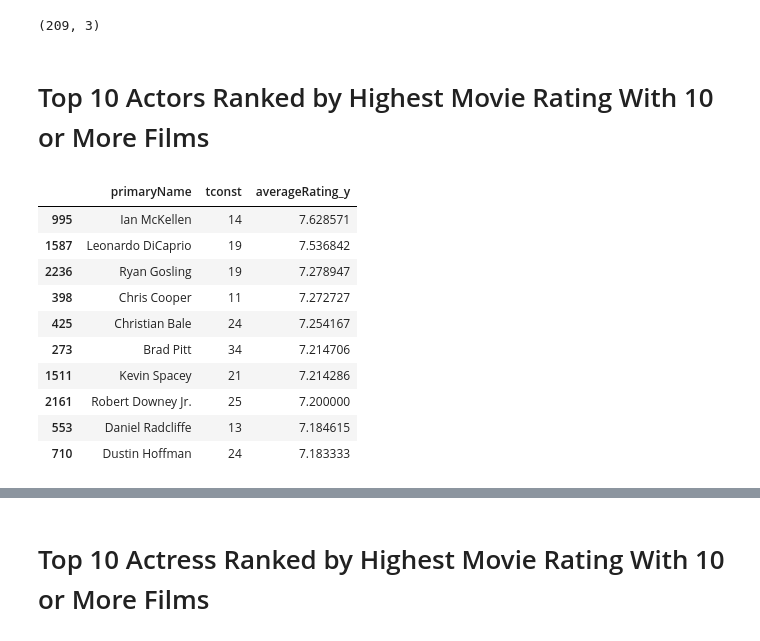
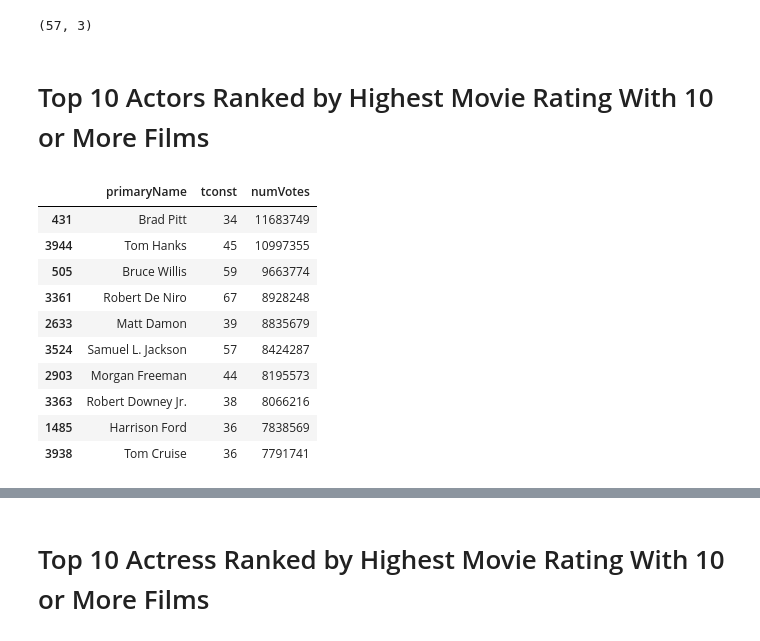
Before and after one commit to cybermanrobot/Applied-Analytics, a Jupyter notebook: 17-Cast-Crew-Selection-EDA.ipynb, the cells around one changed output, grey strips where cells are left out. Saved outputs shown, nothing was run; the diff lists cells and outputs as text; code cells hidden in the pictures.

```diff
--- a/17-Cast-Crew-Selection-EDA.ipynb
+++ b/17-Cast-Crew-Selection-EDA.ipynb
@@ -20,0 +29,3 @@ castCrewSelections95Pct.shape
+# %%
+actorSelections = castCrewSelections[castCrewSelections.category == 'actor']
+actorSelections.shape
@@ -20,0 +34,7 @@ castCrewSelections95Pct.shape
+# %%
+actorSelectionsAgg = (actorSelections.groupby('primaryName')
+   .agg({'tconst':'count', 'numVotes': 'sum'})
+   .reset_index()
+   .rename(columns={'Movies Titles':'Average Rating'})
+   )
+actorSelectionsAgg.shape
@@ -54,23 +52,23 @@ actorSelections95PctAgg.head()
-# %%
-actorSelections95PctAgg = actorSelections95PctAgg[actorSelections95PctAgg.tconst > 10]
-actorSelections95PctAgg.shape
-# %% [output]
-(209, 3)
+# %%
+actorSelectionsAgg = actorSelectionsAgg[actorSelectionsAgg.tconst >= 30]
+actorSelectionsAgg.shape
+# %% [output]
+(57, 3)
 # %%
-actorSelections95PctAgg.sort_values('averageRating_y', ascending=False, inplace=True)
+actorSelectionsAgg.sort_values('numVotes', ascending=False, inplace=True)
 # %% [markdown]
 # Top 10 Actors Ranked by Highest Movie Rating With 10 or More Films
 # %%
-actorSelections95PctAgg.head(10)
+actorSelectionsAgg.head(10)
 # %% [output]
-|  | primaryName | tconst | averageRating_y |
-| 995 | Ian McKellen | 14 | 7.628571 |
-| 1587 | Leonardo DiCaprio | 19 | 7.536842 |
-| 2236 | Ryan Gosling | 19 | 7.278947 |
-| 398 | Chris Cooper | 11 | 7.272727 |
-| 425 | Christian Bale | 24 | 7.254167 |
-| 273 | Brad Pitt | 34 | 7.214706 |
-| 1511 | Kevin Spacey | 21 | 7.214286 |
-| 2161 | Robert Downey Jr. | 25 | 7.200000 |
-| 553 | Daniel Radcliffe | 13 | 7.184615 |
-| 710 | Dustin Hoffman | 24 | 7.183333 |
+|  | primaryName | tconst | numVotes |
+| 431 | Brad Pitt | 34 | 11683749 |
+| 3944 | Tom Hanks | 45 | 10997355 |
+| 505 | Bruce Willis | 59 | 9663774 |
+| 3361 | Robert De Niro | 67 | 8928248 |
+| 2633 | Matt Damon | 39 | 8835679 |
+| 3524 | Samuel L. Jackson | 57 | 8424287 |
+| 2903 | Morgan Freeman | 44 | 8195573 |
+| 3363 | Robert Downey Jr. | 38 | 8066216 |
+| 1485 | Harrison Ford | 36 | 7838569 |
+| 3938 | Tom Cruise | 36 | 7791741 |
```
Also changed, not shown: parts of 34 cells of this notebook.
